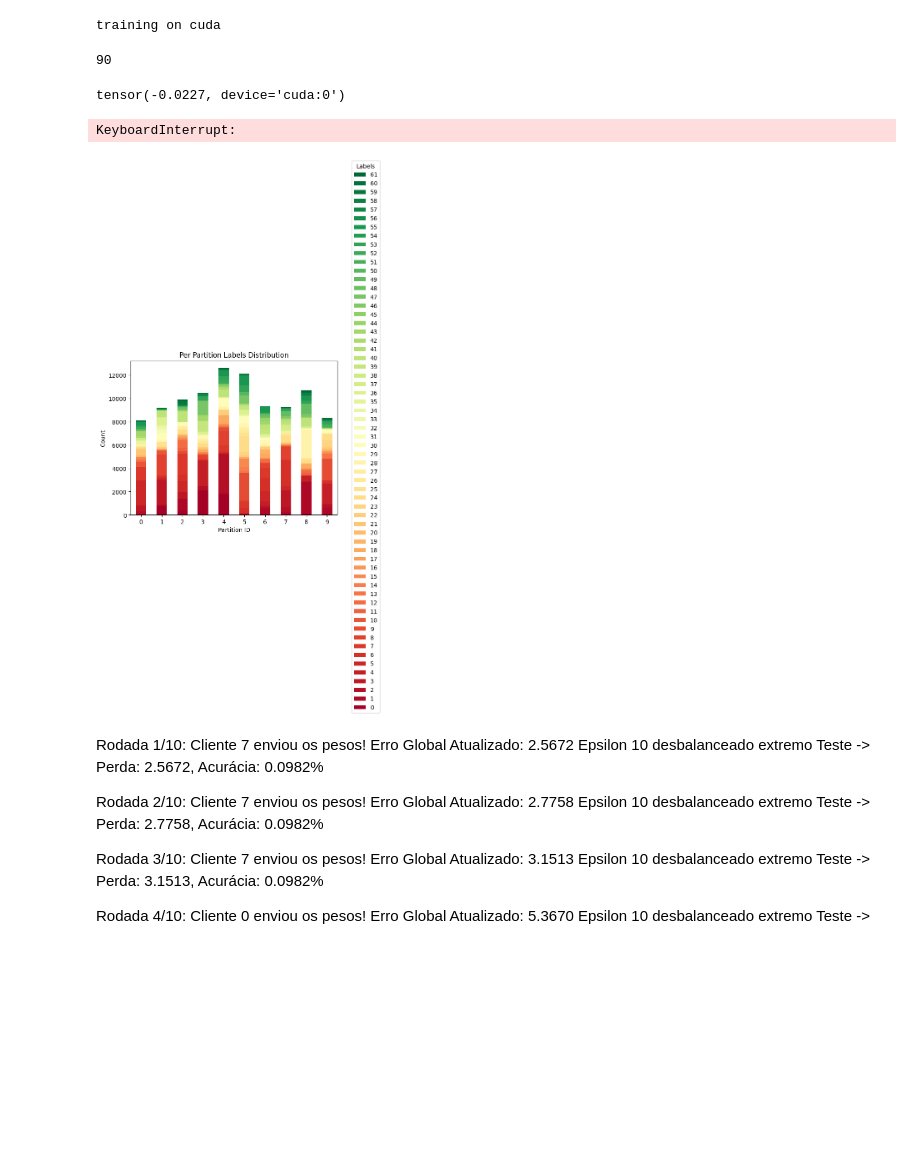
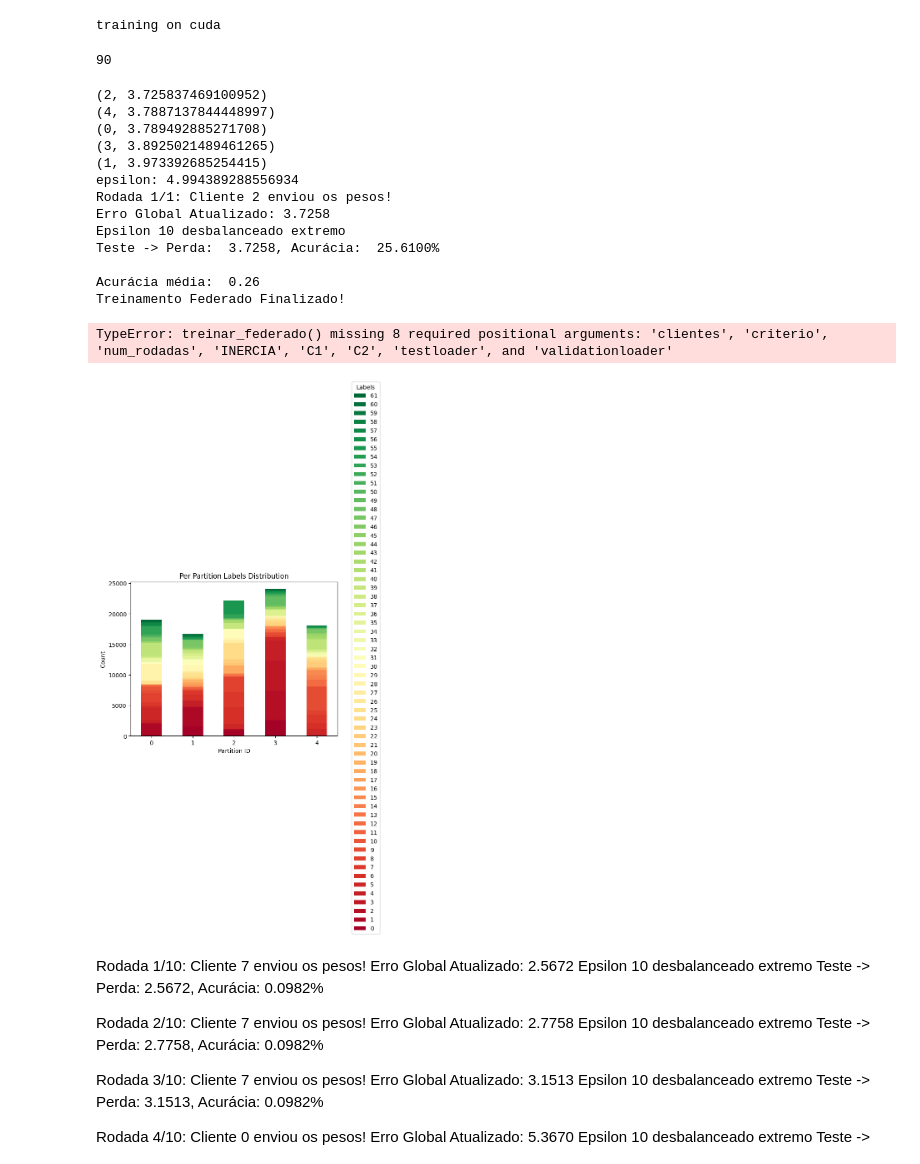
Before and after one commit to Julialunna/Fed-DP-PSO, a Jupyter notebook: Fed_DP_PSO_FEMNIST.ipynb, the cells around one changed output. Saved outputs shown, nothing was run; the diff lists cells and outputs as text; code cells hidden in the pictures; blank space fills up the shorter version.

```diff
--- a/Fed_DP_PSO_FEMNIST.ipynb
+++ b/Fed_DP_PSO_FEMNIST.ipynb
@@ -94,9 +98,9 @@ class MLP(nn.Module):
 # %%
 # Definições dos hiperparâmetros
-NUM_CLIENTES = 10
-NUM_PARTICULAS = 5
-NUM_RODADAS = 10
-NUM_DIGITOS = 10
+NUM_CLIENTES = 5
+NUM_PARTICULAS = 3
+NUM_RODADAS = 1
+
 #INERCIA, C1, C2 = 0.8, 1.5,  1.9
 INERCIA, C1, C2 = 0.7, 1.4, 1.4
 DEVICE = torch.device("cuda" if torch.cuda.is_available() else "cpu")
@@ -117,8 +121,8 @@ torch.manual_seed(numero)
 torch.cuda.manual_seed(numero)
 
 # Criando o modelo global
-modelo_global = MLP(DEVICE)
-criterio = nn.CrossEntropyLoss(label_smoothing=0.05)
+modelo_global = FEMNIST_CNN().to(DEVICE)
+criterio = nn.CrossEntropyLoss(label_smoothing=0.1)
 # criterio = nn.CrossEntropyLoss()
 
 class Particula:
@@ -126,7 +130,7 @@ class Particula:
         self.particle_id = particle_id
         # self.pesos = copy.deepcopy(modelo_cliente.state_dict())
         self.pesos = {f"_module.{key}": value.clone() for key, value in modelo_cliente.state_dict().items()}
-        self.device = modelo_cliente.device
+        self.device = next(modelo_cliente.parameters()).device
         self.teste = teste
 
         # Adiciona ruído leve nos pesos para quebrar simetria inicial
@@ -165,7 +169,7 @@ class Particula:
 
         with torch.no_grad():
             for inputs, labels in self.teste:
-                inputs, labels =  inputs.to(DEVICE), labels.to(DEVICE)
+                inputs, labels =  inputs.to(self.device), labels.to(self.device)
                 outputs = modelo_cliente(inputs)
                 loss = criterio(outputs, labels)
                 total_loss += loss.item()
@@ -213,13 +217,15 @@ class Cliente:
         self.modelo.train()
         for i in range(1):
           with BatchMemoryManager(data_loader=self.dados, max_physical_batch_size=BATCH_SIZE, optimizer=self.optimizer) as new_data_loader:
-            for batch in self.dados:
+            for batch in new_data_loader:
                 inputs, labels = batch["image"].to(device), batch["label"].to(device)
                 self.optimizer.zero_grad()
                 outputs = self.modelo(inputs)
                 loss = criterio(outputs, labels)
                 loss.backward()
                 self.optimizer.step()
+                for p in self.modelo.parameters():
+                  p.grad_sample = None
         self.melhor_particula.melhor_pesos = copy.deepcopy(self.modelo.state_dict())
         self.melhor_particula.melhor_erro = self.calcular_loss(self.modelo, criterio, self.test)
 
@@ -323,7 +329,7 @@ imgs, labels = [], []
 for ex in femnist_raw:
     t = tf(ex["image"])
     t = (t - 0.1307) / 0.3081          # normaliza
-    imgs.append(t.view(-1))           # (1,28,28) → (784,)
+    imgs.append(t)           # (1,28,28) → (784,)
     labels.append(ex["character"])    # 0-61   — renomearemos p/ 'label'
 
 
@@ -350,7 +356,7 @@ partitioner.dataset = hf_dataset
 
 def get_trainloader(client_id: int):
     ds = partitioner.load_partition(client_id)        # já em torch.Tensor
-    return DataLoader(ds, batch_size=BATCH_SIZE, shuffle=True)
+    return DataLoader(ds, batch_size=BATCH_SIZE, shuffle=True, num_workers=2, pin_memory=True)
 
 def collate_tuple(batch):
     xs = torch.stack([item["image"] for item in batch])
@@ -380,36 +386,48 @@ privacy_engines = [PrivacyEngine() for _ in range(NUM_CLIENTES)]
 for i in range(NUM_CLIENTES):
     clientes[i].modelo.train()
     clientes[i].modelo, clientes[i].optimizer, clientes[i].dados = privacy_engines[i].make_private_with_epsilon(
         module=clientes[i].modelo,
         optimizer=clientes[i].optimizer,
         data_loader=clientes[i].dados,
         epochs=NUM_RODADAS,
         target_epsilon=5,
         target_delta=1e-5,
         max_grad_norm=1.0
     )
 
 
 print(modelo_global.state_dict()['fc1.weight'][0,0])
 treinar_federado(modelo_global, clientes, criterio, NUM_RODADAS, INERCIA, C1, C2, testloader, validationloader)
 print(modelo_global.state_dict()['fc1.weight'][0,0])
 
 soma=0
 test_loss, test_accuracy = avaliar_modelo(modelo_global, criterio, testloader)
 soma += test_accuracy
 
 # if (rodada+1) % 10 == 0:
 test_accuracy= test_accuracy*100
 print(f"Teste final -> Perda: {test_loss: .4f}, Acurácia: {test_accuracy: .4f}%\n")
 
 
 for i in range(NUM_CLIENTES):
     print(privacy_engines[i].get_epsilon(delta=1e-5))
 # %% [output]
 90
-tensor(-0.0227, device='cuda:0')
+(2, 3.725837469100952)
+(4, 3.7887137844448997)
+(0, 3.789492885271708)
+(3, 3.8925021489461265)
+(1, 3.973392685254415)
+epsilon: 4.994389288556934
+Rodada 1/1: Cliente 2 enviou os pesos!
+Erro Global Atualizado: 3.7258
+Epsilon 10 desbalanceado extremo
+Teste -> Perda:  3.7258, Acurácia:  25.6100%
+
+Acurácia média:  0.26
+Treinamento Federado Finalizado!
-KeyboardInterrupt:
+TypeError: treinar_federado() missing 8 required positional arguments: 'clientes', 'criterio', 'num_rodadas', 'INERCIA', 'C1', 'C2', 'testloader', and 'validationloader'
-[figure, old version]
+[figure, new version]
 # %% [markdown]
 Rodada 1/10: Cliente 7 enviou os pesos!
 Erro Global Atualizado: 2.5672
```
Also changed, not shown: parts of 3 cells of this notebook.
